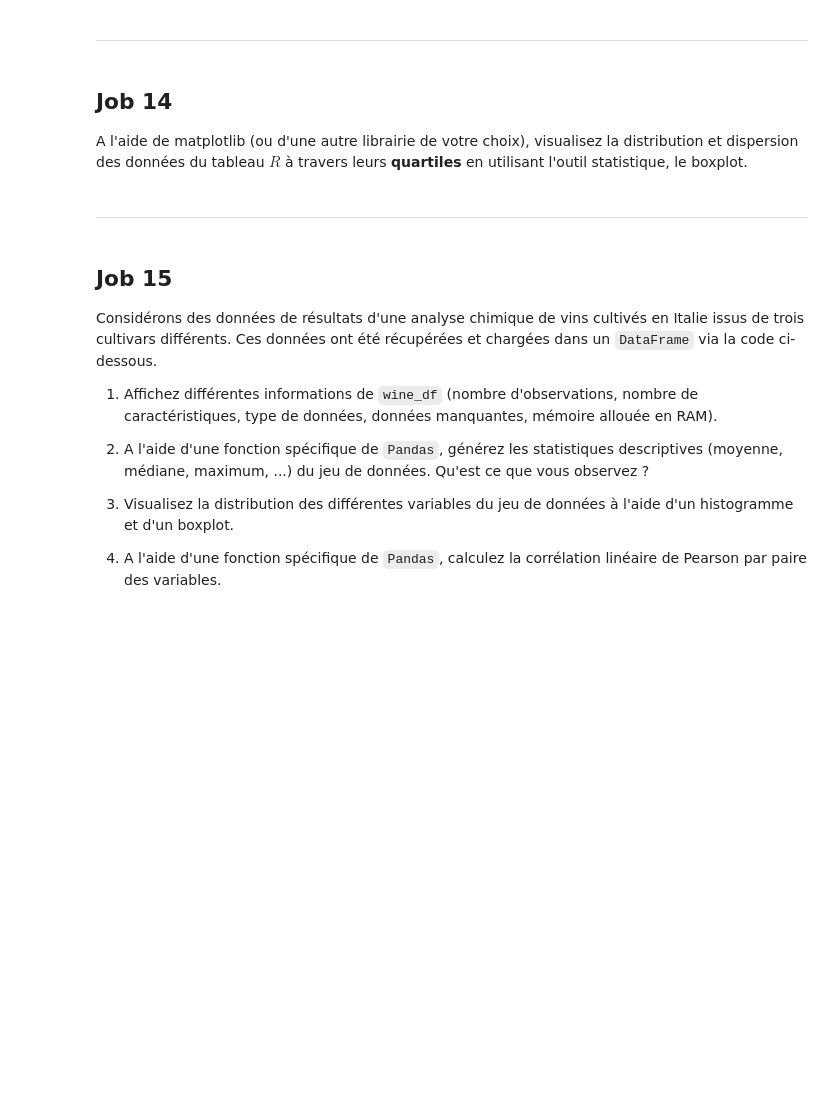
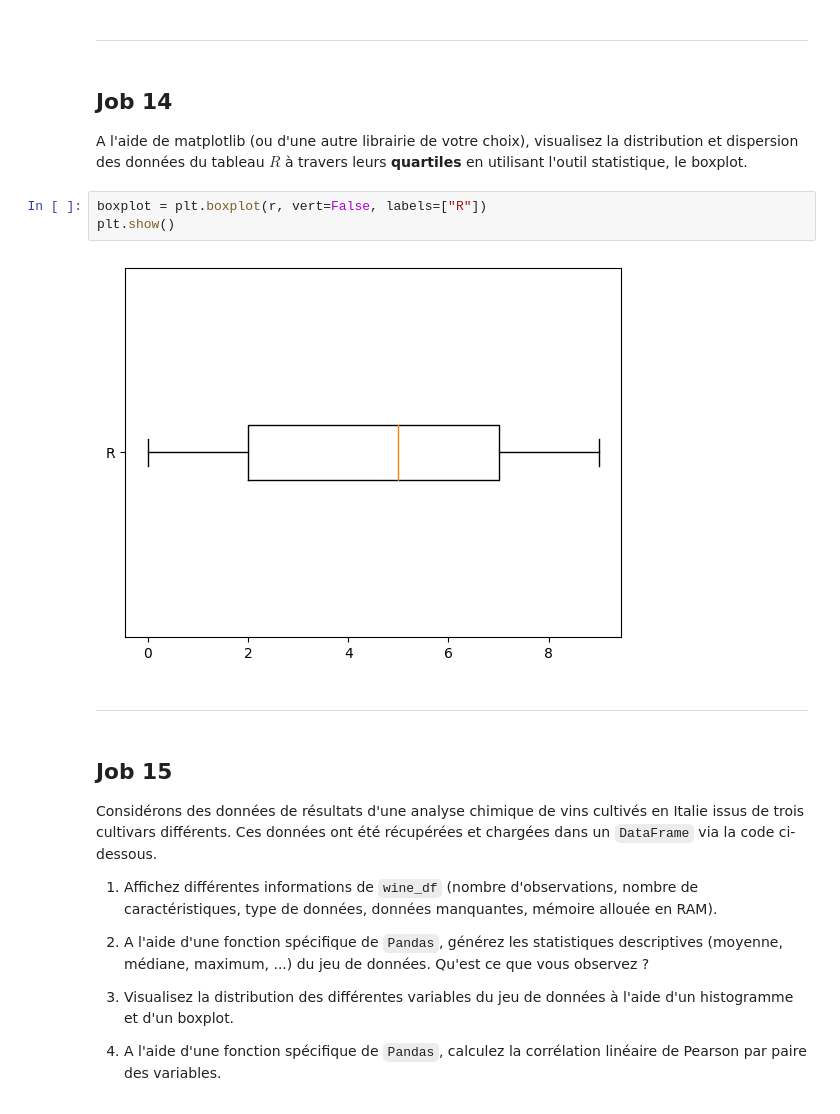
Before and after one commit to matthieu-geley/philomathia, a Jupyter notebook: philomathia.ipynb, the cells around one changed output. Cells and saved outputs as stored; diff of their text form; blank space fills up the shorter version.

```diff
--- a/philomathia.ipynb
+++ b/philomathia.ipynb
@@ -515,6 +597,11 @@ A l'aide de matplotlib (ou d'une autre librairie de votre choix), visualisez la
 # %% [markdown]
 ## **Job 14**
 A l'aide de matplotlib (ou d'une autre librairie de votre choix), visualisez la distribution et dispersion des données du tableau $R$ à travers leurs **quartiles** en utilisant l'outil statistique, le boxplot.
+# %%
+boxplot = plt.boxplot(r, vert=False, labels=["R"])
+plt.show()
+# %% [output]
+[figure, added]
 # %% [markdown]
 -----------------------------------------------------
 # %% [markdown]
```
Also changed, not shown: parts of 4 cells of this notebook.
